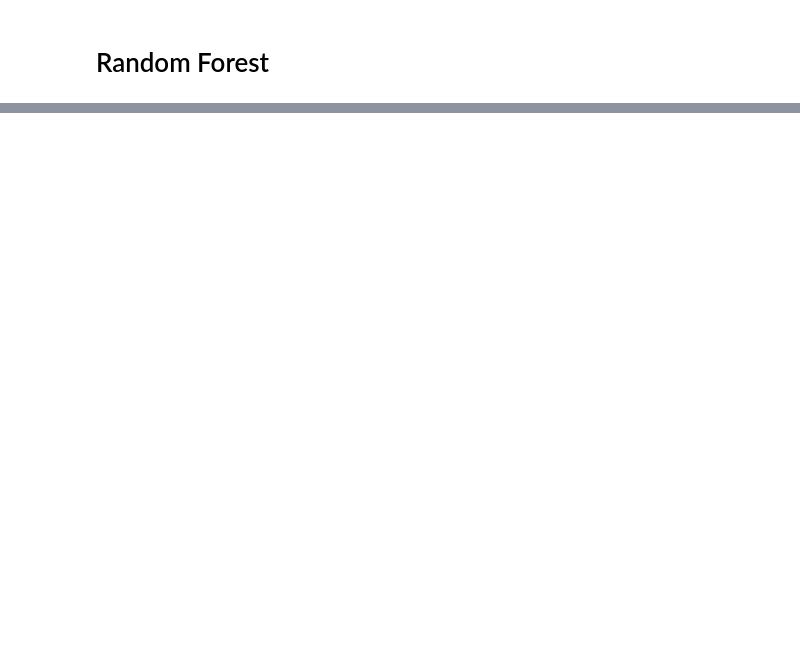
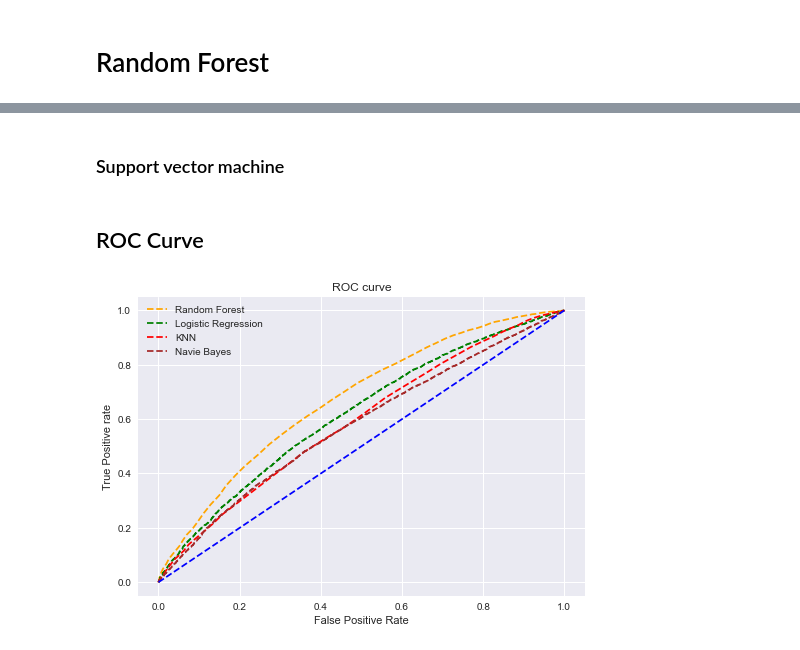
Before and after one commit to Jheel-patel/Predicting-Customer-Churn, a Jupyter notebook: Data Modeling.ipynb, the cells around one changed output, grey strips where cells are left out. Cells and saved outputs as stored; diff of their text form; code cells hidden in the pictures; blank space fills up the shorter version.

Commit message:
Addred Data modeling

```diff
--- a/Data Modeling.ipynb
+++ b/Data Modeling.ipynb
@@ -55,0 +58,3 @@ X
+# %%
+y=pd.DataFrame(df['churn'])
+y
@@ -56,2 +76,2 @@ X
 # %%
-X_train, X_test, y_train, y_test = train_test_split(X, y, test_size=0.1)
+X_train, X_test, y_train, y_test = train_test_split(X, y, test_size=0.2)
@@ -104,0 +221,13 @@ def print_score(clf, X_train, X_test, y_train, y_test, train=True):
+# %%
+from sklearn.naive_bayes import GaussianNB
+
+clf_gnb = GaussianNB()
+
+clf_gnb.fit(X_train, y_train)
+
+print_score(clf_gnb, X_train, X_test, y_train, y_test, train=True)
+print("\n******************************\n")
+print_score(clf_gnb, X_train, X_test, y_train, y_test, train=False)
+
+pred_gnb = clf_gnb.predict_proba(X_test)
+fpr_gnb, tpr_gnb, thresh_gnb = roc_curve(y_test, pred_gnb[:,1], pos_label=1)
@@ -104,0 +252,2 @@ def print_score(clf, X_train, X_test, y_train, y_test, train=True):
+# %% [markdown]
+### Support vector machine
@@ -104,0 +267,32 @@ def print_score(clf, X_train, X_test, y_train, y_test, train=True):
+# %% [markdown]
+## ROC Curve
+# %%
+# matplotlib
+import matplotlib.pyplot as plt
+plt.style.use('seaborn')
+
+
+# roc curve for tpr = fpr
+random_probs = [0 for i in range(len(y_test))]
+p_fpr, p_tpr, _ = roc_curve(y_test, random_probs, pos_label=1)
+
+# plot roc curves
+plt.plot(fpr_rf, tpr_rf, linestyle='--',color='orange', label='Random Forest')
+plt.plot(fpr_lr, tpr_lr, linestyle='--',color='green', label='Logistic Regression')
+plt.plot(fpr_knn, tpr_knn, linestyle='--',color='red', label='KNN')
+#plt.plot(fpr_svm, tpr_svm, linestyle='--',color='brown', label='SVM')
+plt.plot(fpr_gnb,tpr_gnb, linestyle='--',color='brown', label='Navie Bayes')
+
+plt.plot(p_fpr, p_tpr, linestyle='--', color='blue')
+# title
+plt.title('ROC curve')
+# x label
+plt.xlabel('False Positive Rate')
+# y label
+plt.ylabel('True Positive rate')
+
+plt.legend(loc='best')
+plt.savefig('ROC',dpi=300)
+plt.show();
+# %% [output]
+[figure, added]
```
Also changed, not shown: parts of 19 cells of this notebook, 1 other file.
